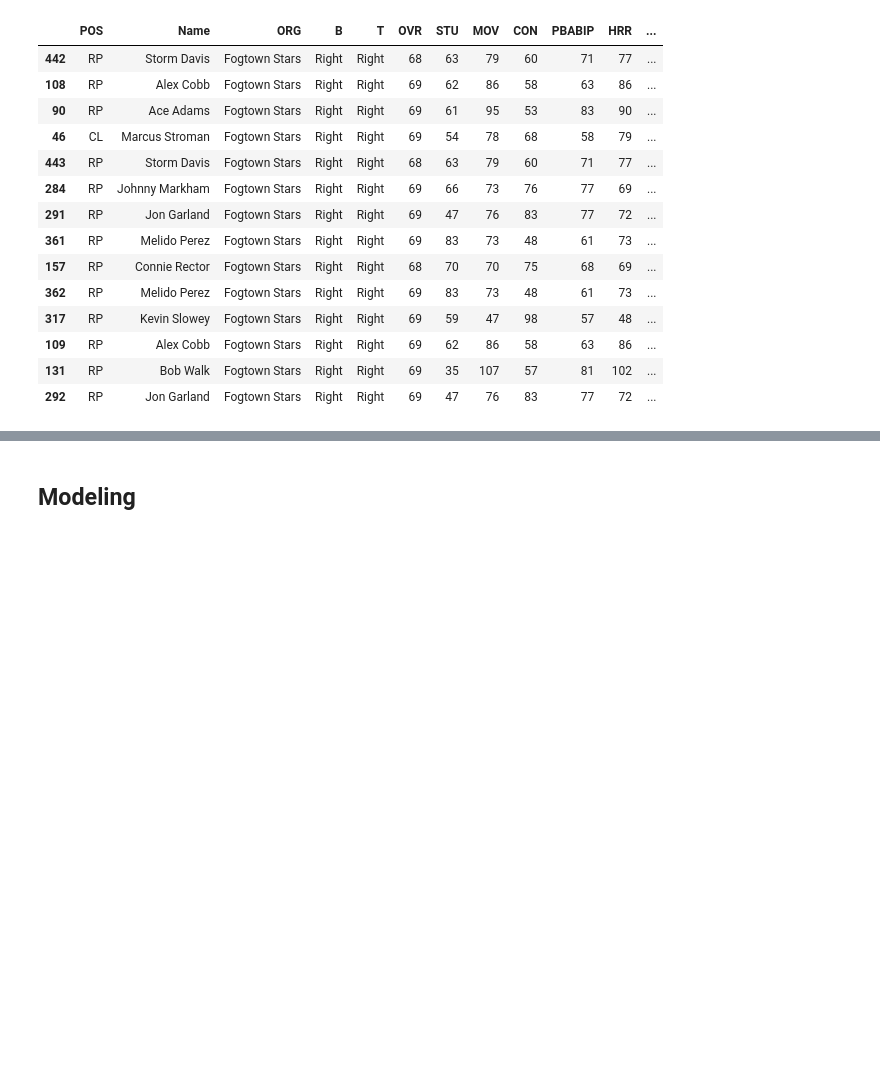
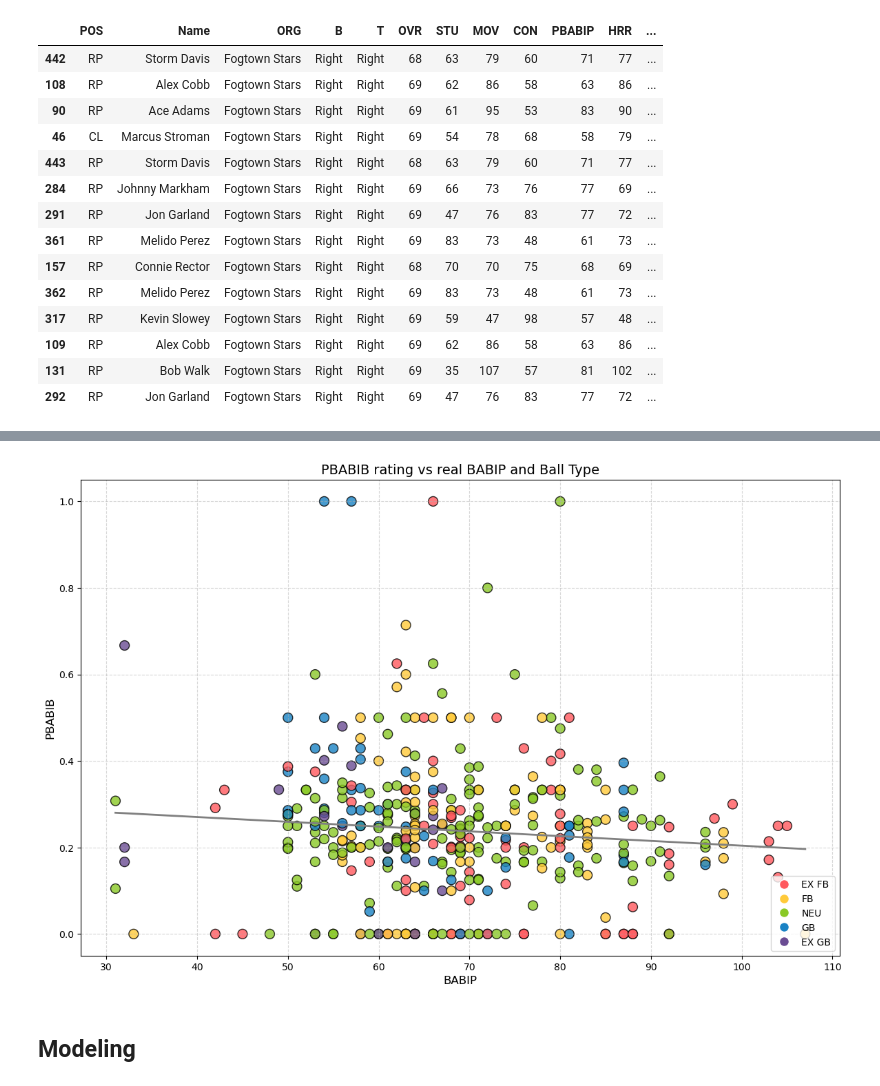
Before and after one commit to AdVarga90/Projects, a Jupyter notebook: OOTP/OOTP24.ipynb, the cells around one changed output, grey strips where cells are left out. Drawn from its saved outputs; the diff is of its cells as text; code cells hidden in the pictures; blank space fills up the shorter version.

```diff
--- a/OOTP/OOTP24.ipynb
+++ b/OOTP/OOTP24.ipynb
@@ -393,3 +465,74 @@ df_pitchers_agg_team[(df_pitchers_agg_team['ORG'] == 'Fogtown Stars') & (df_pitc
+# %%
+# Set custom color palette for different 'G/F' categories
+colors = {'EX FB': '#FF595E', 'FB': '#FFCA3A', 'NEU': '#8AC926', 'GB': '#1982C4', 'EX GB': '#6A4C93'}
+
+# Set the figure size
+plt.figure(figsize=(12, 8))
+
+# Create a scatter plot
+plt.scatter(df_pitchers_agg['PBABIP'], df_pitchers_agg['BABIP'], s=100, c=df_pitchers_agg['G/F'].map(colors),
+            marker='o', edgecolors='black', alpha=0.8)
+
+# # Calculate polynomial fit
+# coefficients = np.polyfit(df_pitchers_agg['BABIP'].astype(float), df_pitchers_agg['PBABIP'].astype(float), 1)
+# polynomial = np.poly1d(coefficients)
+# x_values = np.linspace(min(df_pitchers_agg['BABIP']), max(df_pitchers_agg['BABIP']), 100)
+# y_values = polynomial(x_values)
+
+# from sklearn.linear_model import Ridge
+
+# # Fit a ridge regression model
+# ridge = Ridge(alpha=1.0)  # You can adjust the alpha parameter
+# ridge.fit(np.vander(np.nan_to_num(df_pitchers_agg['BABIP'], nan=0.0), 3), np.nan_to_num(df_pitchers_agg['PBABIP'], nan=0.0))
+
+# # Generate predicted values using the ridge model
+# y_values = ridge.predict(np.vander(x_values, 3))
+
+# Fit linear regression
+X = sm.add_constant(np.nan_to_num(df_pitchers_agg['PBABIP'].astype(float), nan=0.0))
+model = sm.OLS(np.nan_to_num(df_pitchers_agg['BABIP'].astype(float), nan=0.0), X)
+results = model.fit()
+intercept, slope = results.params
+
+# Generate the linear regression line
+x_values = np.linspace(min(np.nan_to_num(df_pitchers_agg['PBABIP'].astype(float), nan=0.0)), max(np.nan_to_num(df_pitchers_agg['PBABIP'].astype(float), nan=0.0)), 100)
+y_values = intercept + slope * x_values
+
+# Plot the trendline
+plt.plot(x_values, y_values, color='grey', linewidth=2, label='Trendline')
+
+# Set labels and title
+plt.xlabel('PBABIP', fontsize=12)
+plt.ylabel('BABIB', fontsize=12)
+plt.title('PBABIB rating vs real BABIP and Ball Type', fontsize=14)
+
+# Add gridlines
+plt.grid(True, linestyle='--', alpha=0.5)
+
+# Customize tick labels
+plt.xticks(fontsize=10)
+plt.yticks(fontsize=10)
+
+# Add a legend
+legend_elements = [plt.Line2D([0], [0], marker='o', color='w', markerfacecolor=colors['EX FB'], markersize=10, label='EX FB'),
+                   plt.Line2D([0], [0], marker='o', color='w', markerfacecolor=colors['FB'], markersize=10, label='FB'),
+                   plt.Line2D([0], [0], marker='o', color='w', markerfacecolor=colors['NEU'], markersize=10, label='NEU'),
+                   plt.Line2D([0], [0], marker='o', color='w', markerfacecolor=colors['GB'], markersize=10, label='GB'),
+                   plt.Line2D([0], [0], marker='o', color='w', markerfacecolor=colors['EX GB'], markersize=10, label='EX GB')]
+plt.legend(handles=legend_elements, loc='lower right')
+
+# NOTE: ADD OPACITY BASED ON PITCHED INNINGS
+
+# Increase spacing between subplots
+plt.tight_layout(pad=1.5)
+
+# Save the plot as an image (optional)
+# plt.savefig('scatter_plot_with_trendline.png', dpi=300)
+
+# Show the plot
+plt.show()
+# %% [output]
+[figure, added]
 # %% [markdown]
 ## Modeling
 # %% [markdown]
```
Also changed, not shown: parts of 21 cells of this notebook.
